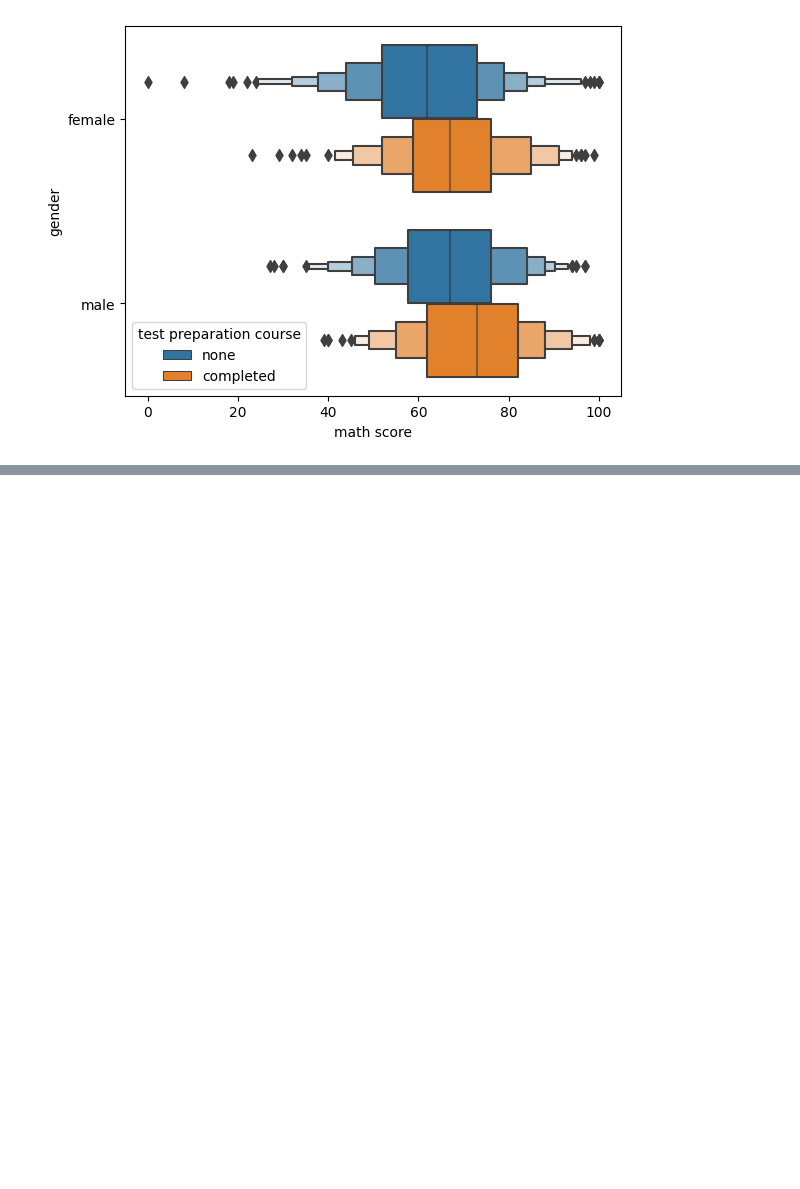
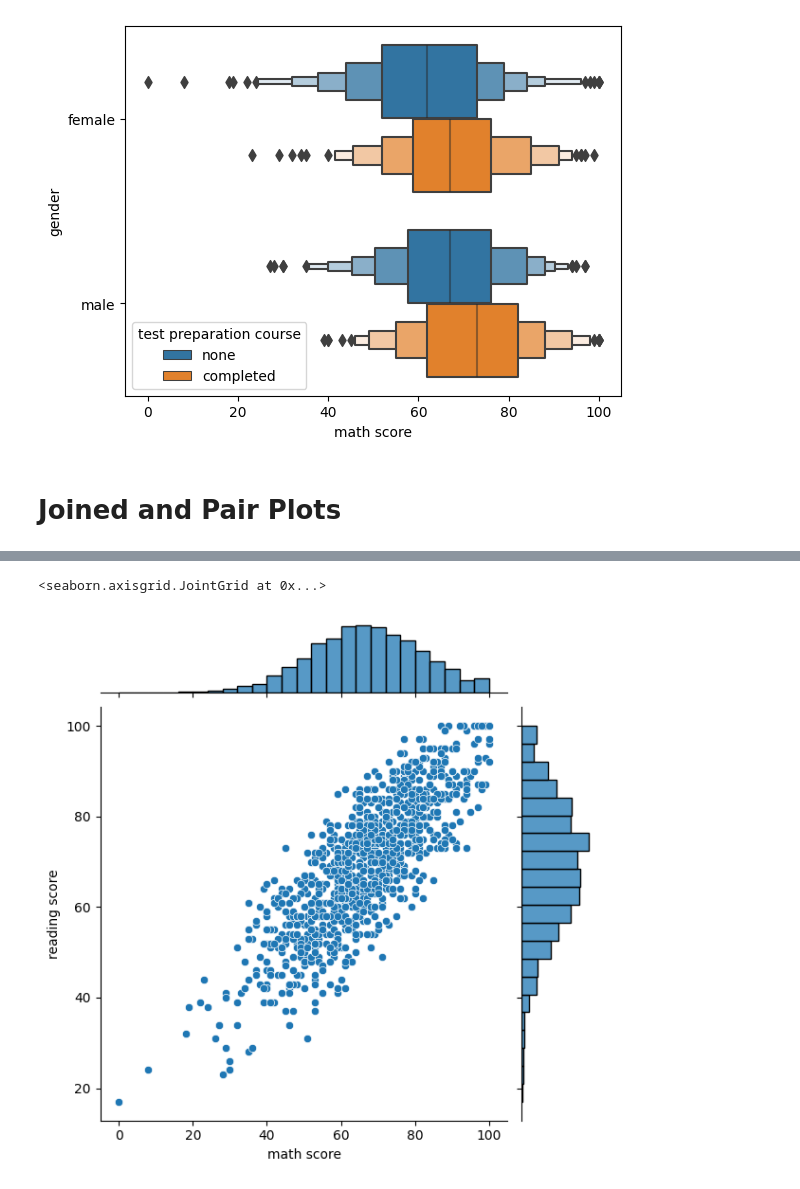
Before and after one commit to RagnarOkayy/DataAnalysisPython, a Jupyter notebook: UdemySeaBornCategorical-1.ipynb, the cells around one changed output, grey strips where cells are left out. Cells and saved outputs as stored; diff of their text form; code cells hidden in the pictures; blank space fills up the shorter version.

```diff
--- a/UdemySeaBornCategorical-1.ipynb
+++ b/UdemySeaBornCategorical-1.ipynb
@@ -192,6 +196,8 @@ sns.boxenplot(data=df, x = 'math score', y ='gender', hue = 'test preparation co
 # %% [output]
 <AxesSubplot:xlabel='math score', ylabel='gender'>
 [figure]
+# %% [markdown]
+# Joined and Pair Plots
 # %%
 df.head()
 # %% [output]
@@ -201,3 +207,9 @@ df.head()
 | 2 | female | group B | master's degree | standard | none | 90 | ... |
 | 3 | male | group A | associate's degree | free/reduced | none | 47 | ... |
 | 4 | male | group C | some college | standard | none | 76 | ... |
+# %%
+# in this case we need 2 continuous features in both axis. Is there a relation in math and reading scores
+sns.jointplot(data =df[['math score', 'reading score']], x= 'math score', y= 'reading score')
+# %% [output]
+<seaborn.axisgrid.JointGrid at 0x...>
+[figure, added]
```
Also changed, not shown: parts of 35 cells of this notebook.
